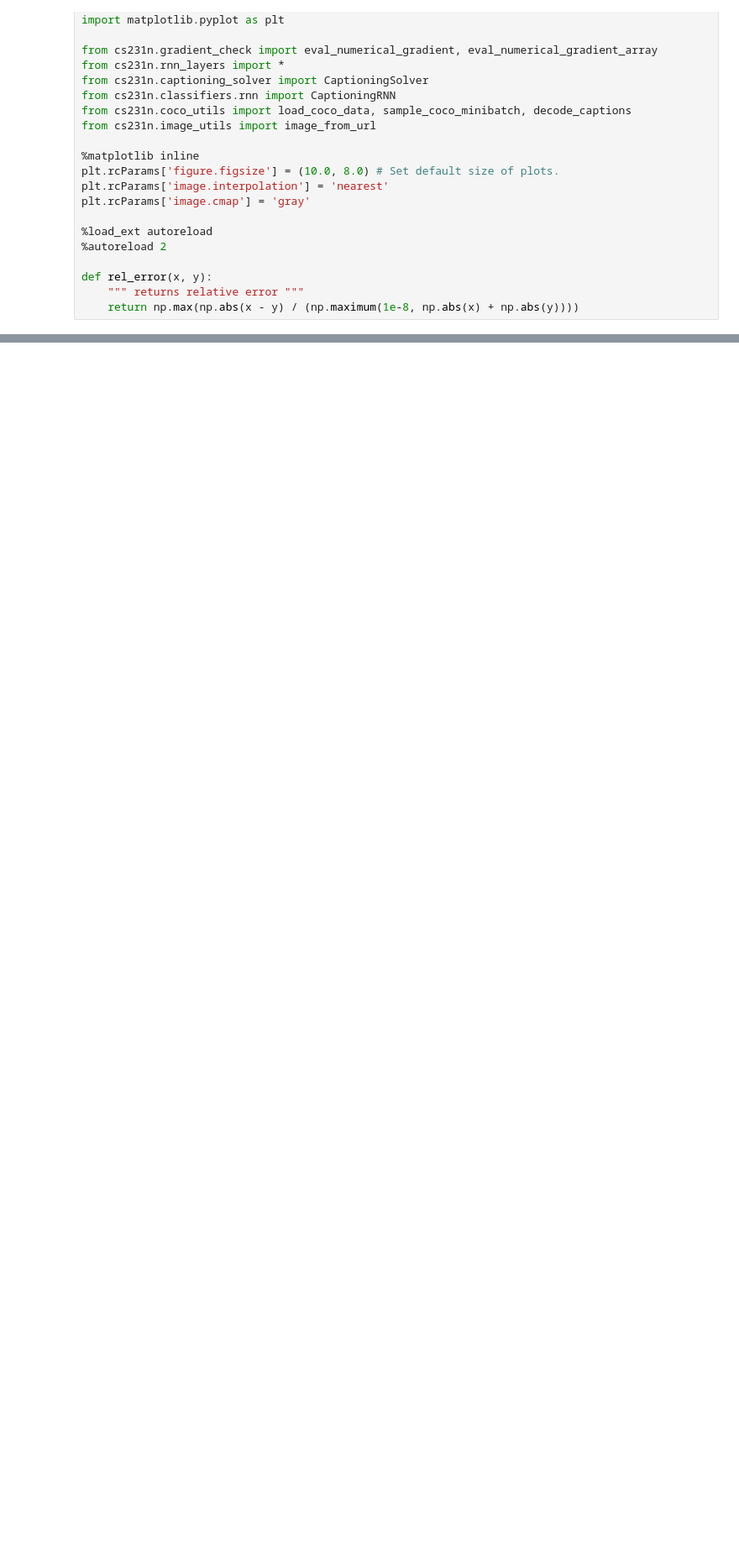
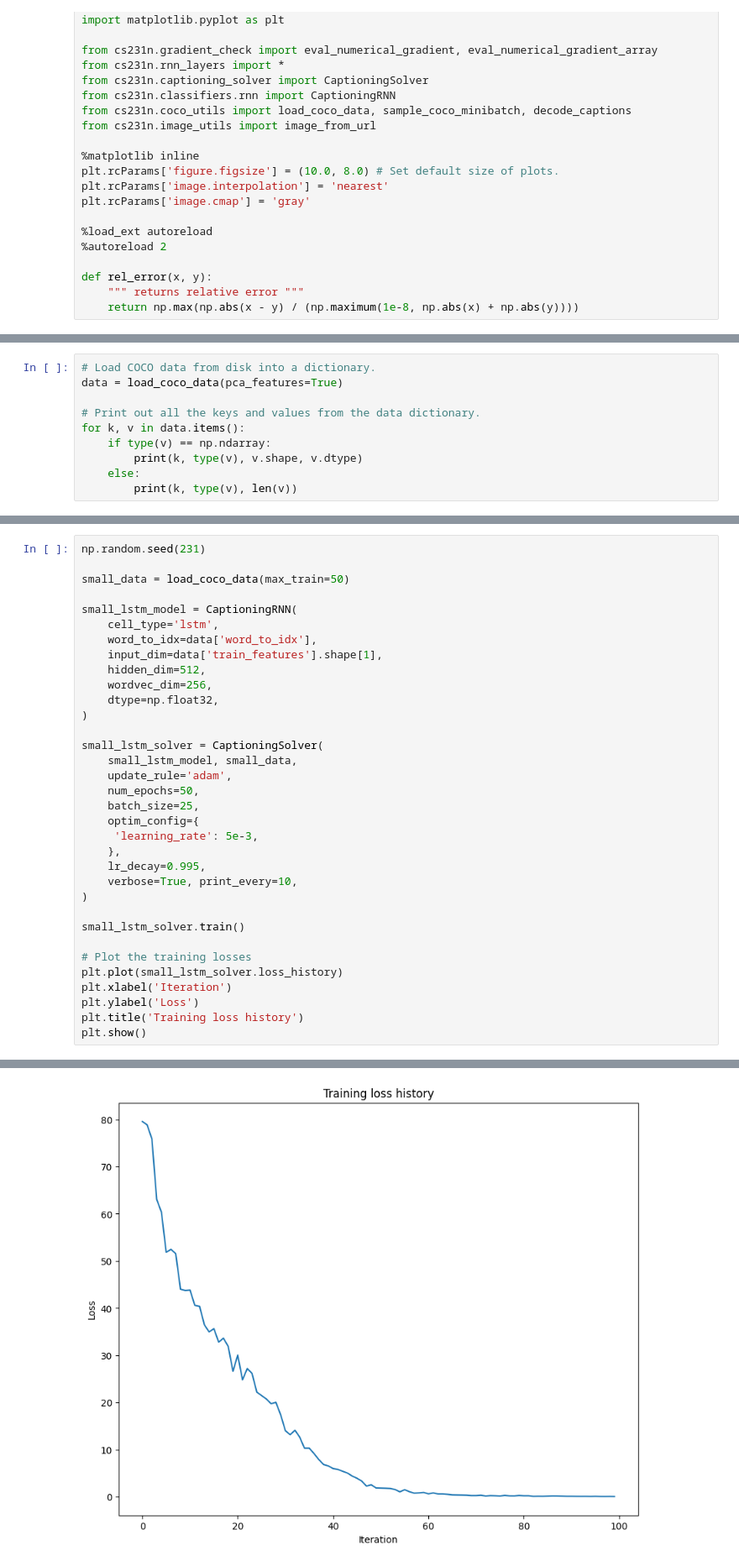
Before and after one commit to FengRanfi/assignment3_cs231n_2024, a Jupyter notebook: LSTM_Captioning2.ipynb, the cells around one changed output, grey strips where cells are left out. Shown at 84% size. Cells and saved outputs as stored; diff of their text form; blank space fills up the shorter version.

```diff
--- a/LSTM_Captioning2.ipynb
+++ b/LSTM_Captioning2.ipynb
@@ -27,0 +31,10 @@ def rel_error(x, y):
+# %%
+# Load COCO data from disk into a dictionary.
+data = load_coco_data(pca_features=True)
+
+# Print out all the keys and values from the data dictionary.
+for k, v in data.items():
+    if type(v) == np.ndarray:
+        print(k, type(v), v.shape, v.dtype)
+    else:
+        print(k, type(v), len(v))
@@ -27,0 +306,35 @@ def rel_error(x, y):
+# %%
+np.random.seed(231)
+
+small_data = load_coco_data(max_train=50)
+
+small_lstm_model = CaptioningRNN(
+    cell_type='lstm',
+    word_to_idx=data['word_to_idx'],
+    input_dim=data['train_features'].shape[1],
+    hidden_dim=512,
+    wordvec_dim=256,
+    dtype=np.float32,
+)
+
+small_lstm_solver = CaptioningSolver(
+    small_lstm_model, small_data,
+    update_rule='adam',
+    num_epochs=50,
+    batch_size=25,
+    optim_config={
+     'learning_rate': 5e-3,
+    },
+    lr_decay=0.995,
+    verbose=True, print_every=10,
+)
+
+small_lstm_solver.train()
+
+# Plot the training losses
+plt.plot(small_lstm_solver.loss_history)
+plt.xlabel('Iteration')
+plt.ylabel('Loss')
+plt.title('Training loss history')
+plt.show()
+# %% [output]
@@ -27,0 +352 @@ def rel_error(x, y):
+[figure, added]
```
Also changed, not shown: parts of 19 cells of this notebook, 3 other files.
